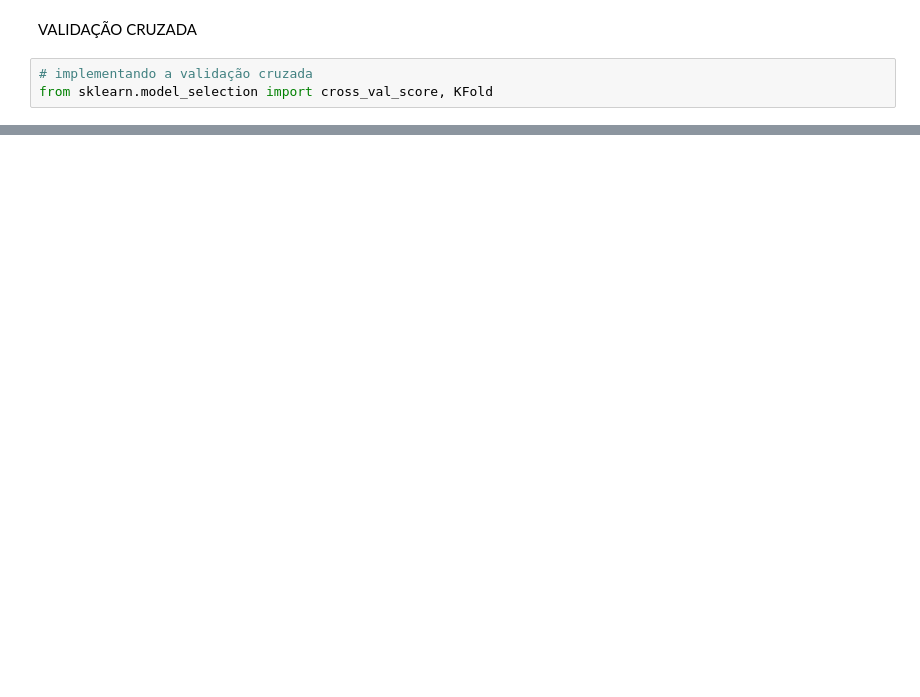
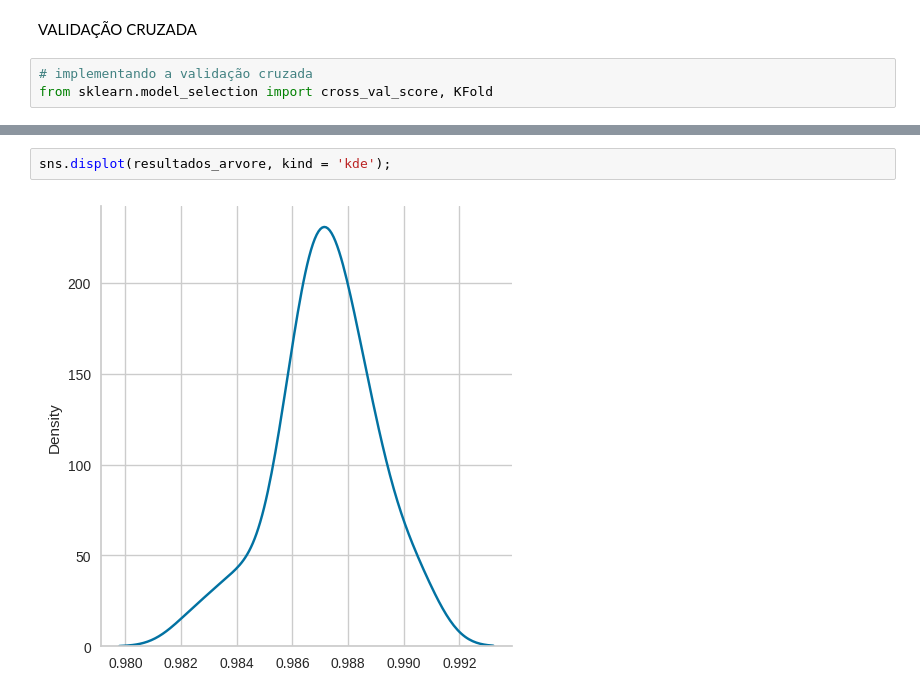
Before and after one commit to LucasMonteiroBastos/Analise-de-Credito---Part-I, a Jupyter notebook: ANALISE_DE_CREDITO_PREDIZER_SE_A_PESSOA_PAGOU_OU_NÃO_O_EMPRÉSTIMO.ipynb, the cells around one changed output, grey strips where cells are left out. Saved outputs shown, nothing was run; the diff lists cells and outputs as text; blank space fills up the shorter version.

```diff
--- a/ANALISE_DE_CREDITO_PREDIZER_SE_A_PESSOA_PAGOU_OU_NÃO_O_EMPRÉSTIMO.ipynb
+++ b/ANALISE_DE_CREDITO_PREDIZER_SE_A_PESSOA_PAGOU_OU_NÃO_O_EMPRÉSTIMO.ipynb
@@ -1259,0 +1163,4 @@ dtype: float64
+# %%
+sns.displot(resultados_arvore, kind = 'kde');
+# %% [output]
+[figure, added]
```
Also changed, not shown: parts of 37 cells of this notebook.
